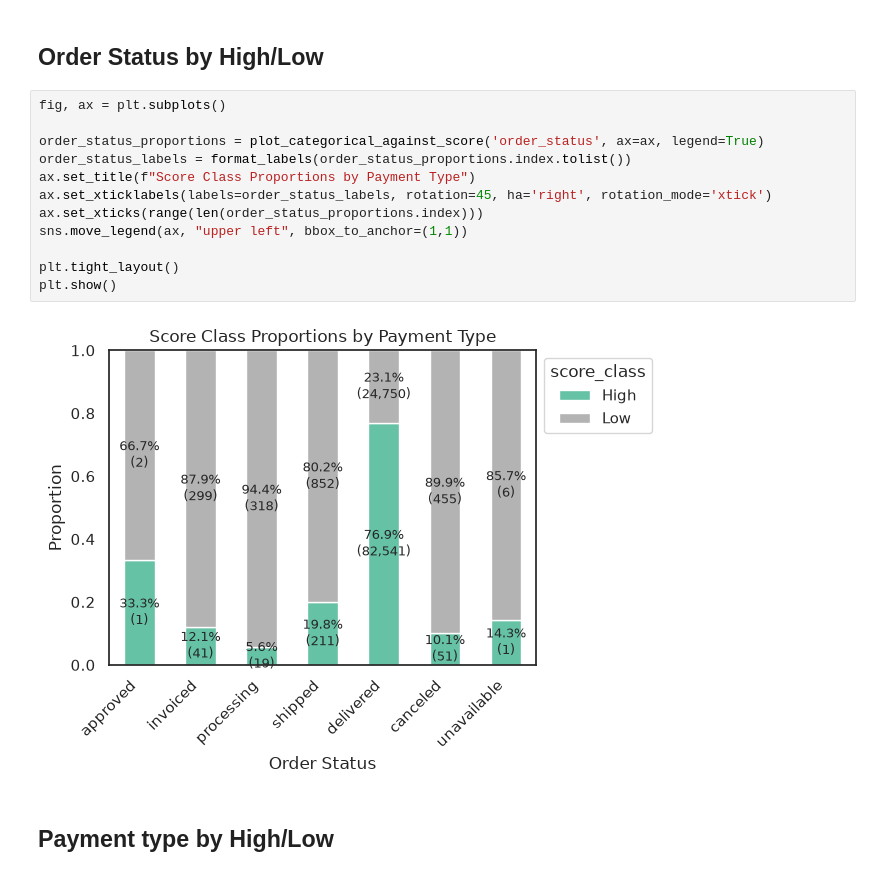
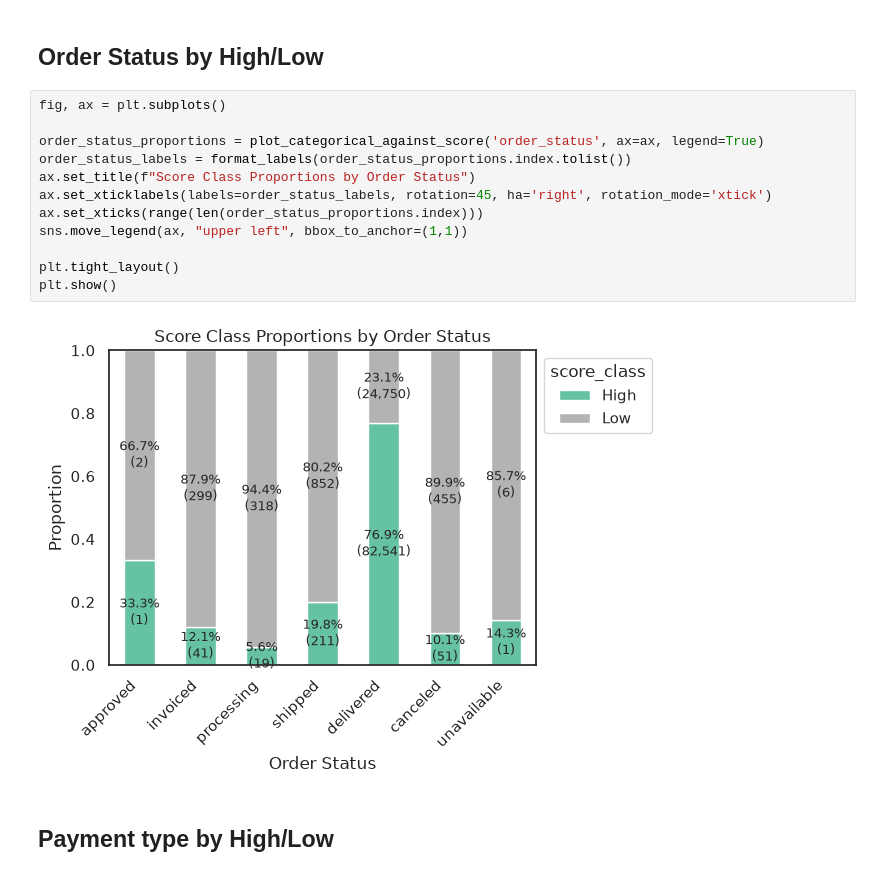
Before and after one commit to skinnyfrit/ay2627-tcx3901, a Jupyter notebook: EDA.ipynb, the cells around one changed output. Drawn from its saved outputs; the diff is of its cells as text.

```diff
--- a/EDA.ipynb
+++ b/EDA.ipynb
@@ -710,17 +710,17 @@ plt.show()
 # %%
 fig, ax = plt.subplots()
 
 order_status_proportions = plot_categorical_against_score('order_status', ax=ax, legend=True)
 order_status_labels = format_labels(order_status_proportions.index.tolist())
-ax.set_title(f"Score Class Proportions by Payment Type")
+ax.set_title(f"Score Class Proportions by Order Status")
 ax.set_xticklabels(labels=order_status_labels, rotation=45, ha='right', rotation_mode='xtick')
 ax.set_xticks(range(len(order_status_proportions.index)))
 sns.move_legend(ax, "upper left", bbox_to_anchor=(1,1))
 
 plt.tight_layout()
 plt.show()
 # %% [output]
-[figure, old version]
+[figure, new version]
 # %% [markdown]
 ## Payment type by High/Low
 # %%
```
Also changed, not shown: parts of 4 cells of this notebook, 1 other file.
